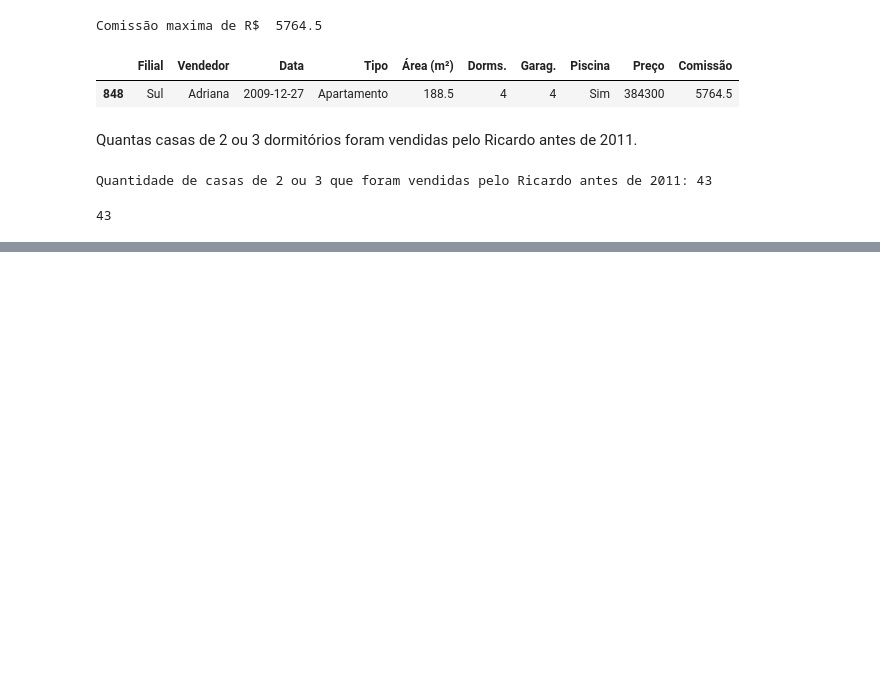
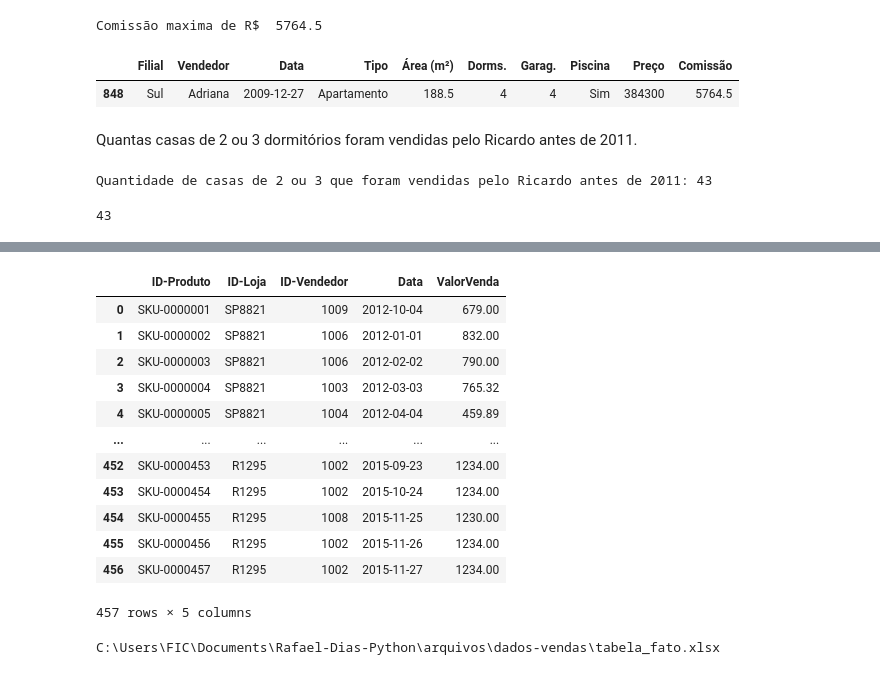
Before and after one commit to rafael-dias-1/fundamentos-bigData-python-SENAI, a Jupyter notebook: lista-5.ipynb, the cells around one changed output, grey strips where cells are left out. Cells and saved outputs as stored; diff of their text form; code cells hidden in the pictures; blank space fills up the shorter version.

```diff
--- a/lista-5.ipynb
+++ b/lista-5.ipynb
@@ -310,0 +610,4 @@ df[
+# %%
+caminho = 'C:\\Users\\FIC\\Documents\\Rafael-Dias-Python\\arquivos\\'
+arquivo = 'dados-vendas.xlsx'
+print(caminho+arquivo)
@@ -310,0 +616,2 @@ df[
+# %%
+dados = pd.read_excel(caminho + arquivo, sheet_name='Vendas')
@@ -310,0 +649,26 @@ df[
+# %%
+tabela_fato = dados[['ID-Produto', 'Loja', 'ID-Vendedor','Data Venda','ValorVenda']]
+# %%
+tabela_fato = tabela_fato.rename(columns={'Loja':'ID-Loja', 'Data Venda':'Data'})
+# %%
+tabela_fato
+# %% [output]
+|  | ID-Produto | ID-Loja | ID-Vendedor | Data | ValorVenda |
+| 0 | SKU-0000001 | SP8821 | 1009 | 2012-10-04 | 679.00 |
+| 1 | SKU-0000002 | SP8821 | 1006 | 2012-01-01 | 832.00 |
+| 2 | SKU-0000003 | SP8821 | 1006 | 2012-02-02 | 790.00 |
+| 3 | SKU-0000004 | SP8821 | 1003 | 2012-03-03 | 765.32 |
+| 4 | SKU-0000005 | SP8821 | 1004 | 2012-04-04 | 459.89 |
+| ... | ... | ... | ... | ... | ... |
+| 452 | SKU-0000453 | R1295 | 1002 | 2015-09-23 | 1234.00 |
+| 453 | SKU-0000454 | R1295 | 1002 | 2015-10-24 | 1234.00 |
+| 454 | SKU-0000455 | R1295 | 1008 | 2015-11-25 | 1230.00 |
+| 455 | SKU-0000456 | R1295 | 1002 | 2015-11-26 | 1234.00 |
+| 456 | SKU-0000457 | R1295 | 1002 | 2015-11-27 | 1234.00 |
+457 rows × 5 columns
+# %%
+caminho_novo = caminho + 'dados-vendas\\'
+arquivo = 'tabela_fato.xlsx'
+print(caminho_novo + arquivo)
+# %% [output]
+C:\Users\FIC\Documents\Rafael-Dias-Python\arquivos\dados-vendas\tabela_fato.xlsx
```
Also changed, not shown: parts of 73 cells of this notebook.
